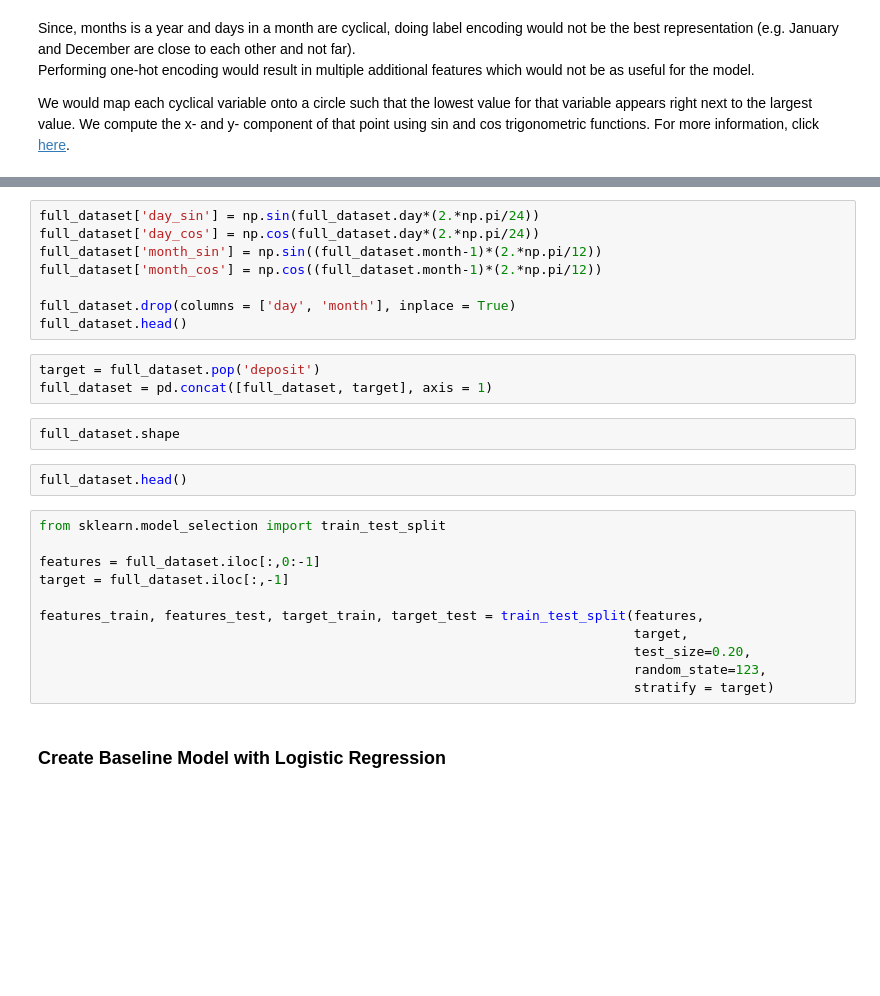
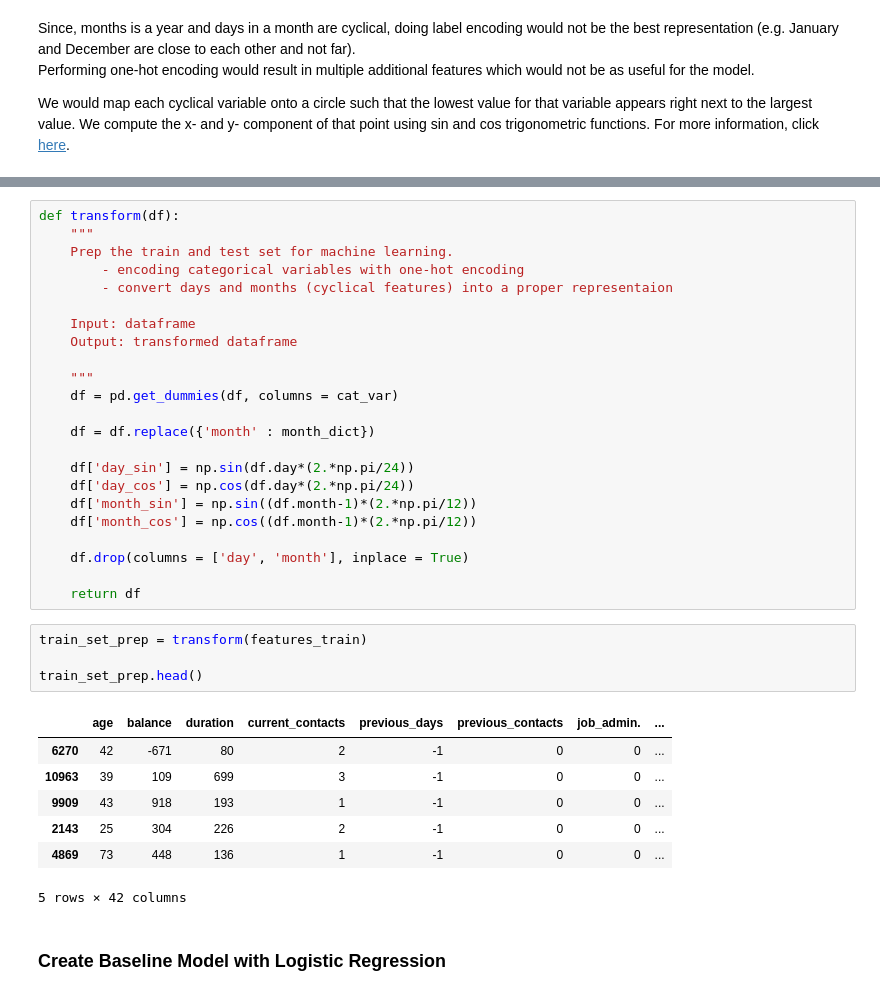
Before and after one commit to Solihin-k/bank_marketing, a Jupyter notebook: Bank_Marketing_Strategy.ipynb, the cells around one changed output, grey strips where cells are left out. Saved outputs shown, nothing was run; the diff lists cells and outputs as text; blank space fills up the shorter version.

```diff
--- a/Bank_Marketing_Strategy.ipynb
+++ b/Bank_Marketing_Strategy.ipynb
@@ -415,29 +419,38 @@ We would map each cyclical variable onto a circle such that the lowest value for
 # %%
-full_dataset['day_sin'] = np.sin(full_dataset.day*(2.*np.pi/24))
-full_dataset['day_cos'] = np.cos(full_dataset.day*(2.*np.pi/24))
-full_dataset['month_sin'] = np.sin((full_dataset.month-1)*(2.*np.pi/12))
-full_dataset['month_cos'] = np.cos((full_dataset.month-1)*(2.*np.pi/12))
+def transform(df):
+    """
+    Prep the train and test set for machine learning.
+        - encoding categorical variables with one-hot encoding
+        - convert days and months (cyclical features) into a proper representaion
 
-full_dataset.drop(columns = ['day', 'month'], inplace = True)
-full_dataset.head()
+    Input: dataframe
+    Output: transformed dataframe
+
+    """
+    df = pd.get_dummies(df, columns = cat_var)
+
+    df = df.replace({'month' : month_dict})
+
+    df['day_sin'] = np.sin(df.day*(2.*np.pi/24))
+    df['day_cos'] = np.cos(df.day*(2.*np.pi/24))
+    df['month_sin'] = np.sin((df.month-1)*(2.*np.pi/12))
+    df['month_cos'] = np.cos((df.month-1)*(2.*np.pi/12))
+
+    df.drop(columns = ['day', 'month'], inplace = True)
+
+    return df
-# %%
-target = full_dataset.pop('deposit')
-full_dataset = pd.concat([full_dataset, target], axis = 1)
-# %%
-full_dataset.shape
-# %%
-full_dataset.head()
-# %%
-from sklearn.model_selection import train_test_split
-
-features = full_dataset.iloc[:,0:-1]
-target = full_dataset.iloc[:,-1]
-
-features_train, features_test, target_train, target_test = train_test_split(features,
-                                                                            target,
-                                                                            test_size=0.20,
-                                                                            random_state=123,
-                                                                            stratify = target)
+# %%
+train_set_prep = transform(features_train)
+
+train_set_prep.head()
+# %% [output]
+|  | age | balance | duration | current_contacts | previous_days | previous_contacts | job_admin. | ... |
+| 6270 | 42 | -671 | 80 | 2 | -1 | 0 | 0 | ... |
+| 10963 | 39 | 109 | 699 | 3 | -1 | 0 | 0 | ... |
+| 9909 | 43 | 918 | 193 | 1 | -1 | 0 | 0 | ... |
+| 2143 | 25 | 304 | 226 | 2 | -1 | 0 | 0 | ... |
+| 4869 | 73 | 448 | 136 | 1 | -1 | 0 | 0 | ... |
+5 rows × 42 columns
 # %% [markdown]
 ### Create Baseline Model with Logistic Regression
 # %%
```
Also changed, not shown: parts of 40 cells of this notebook.
